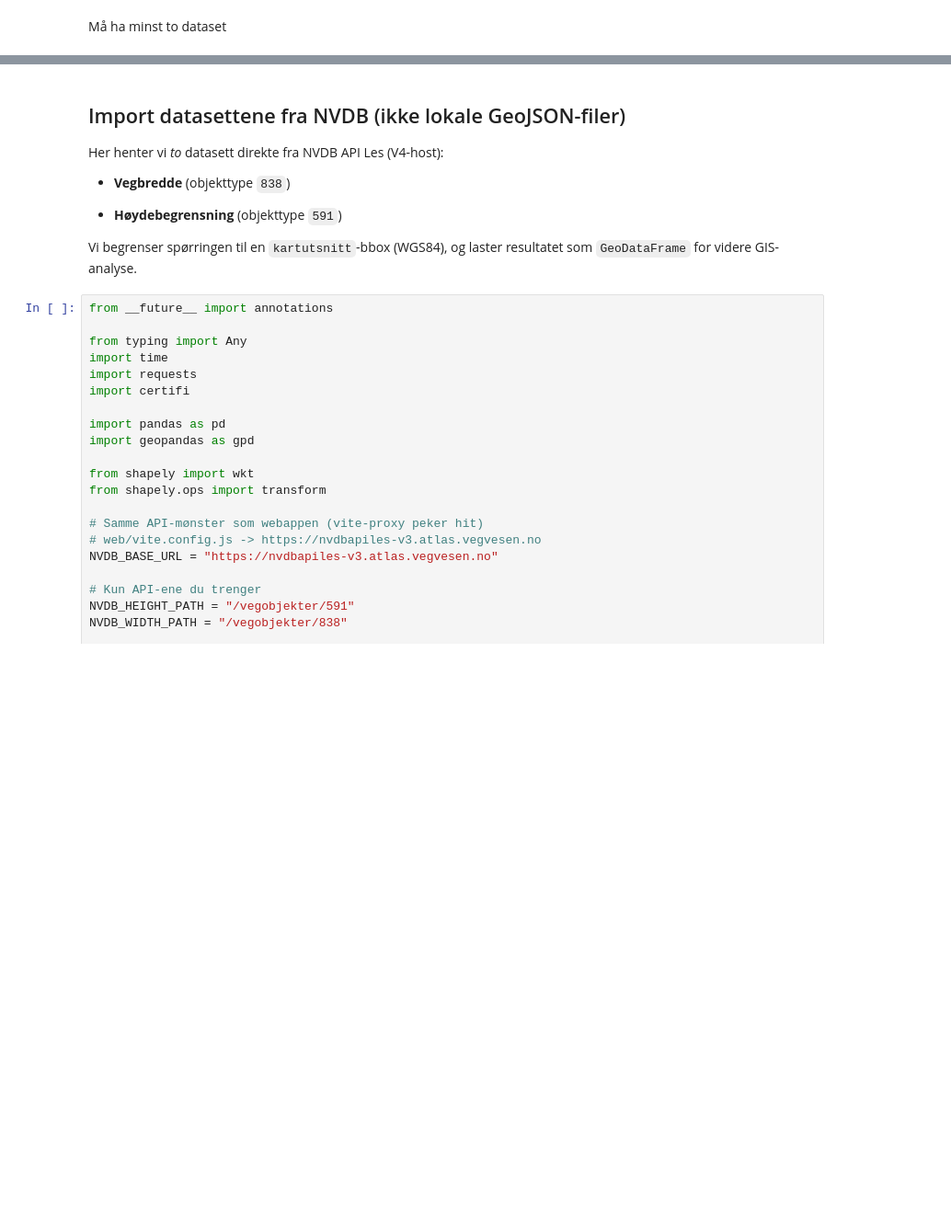
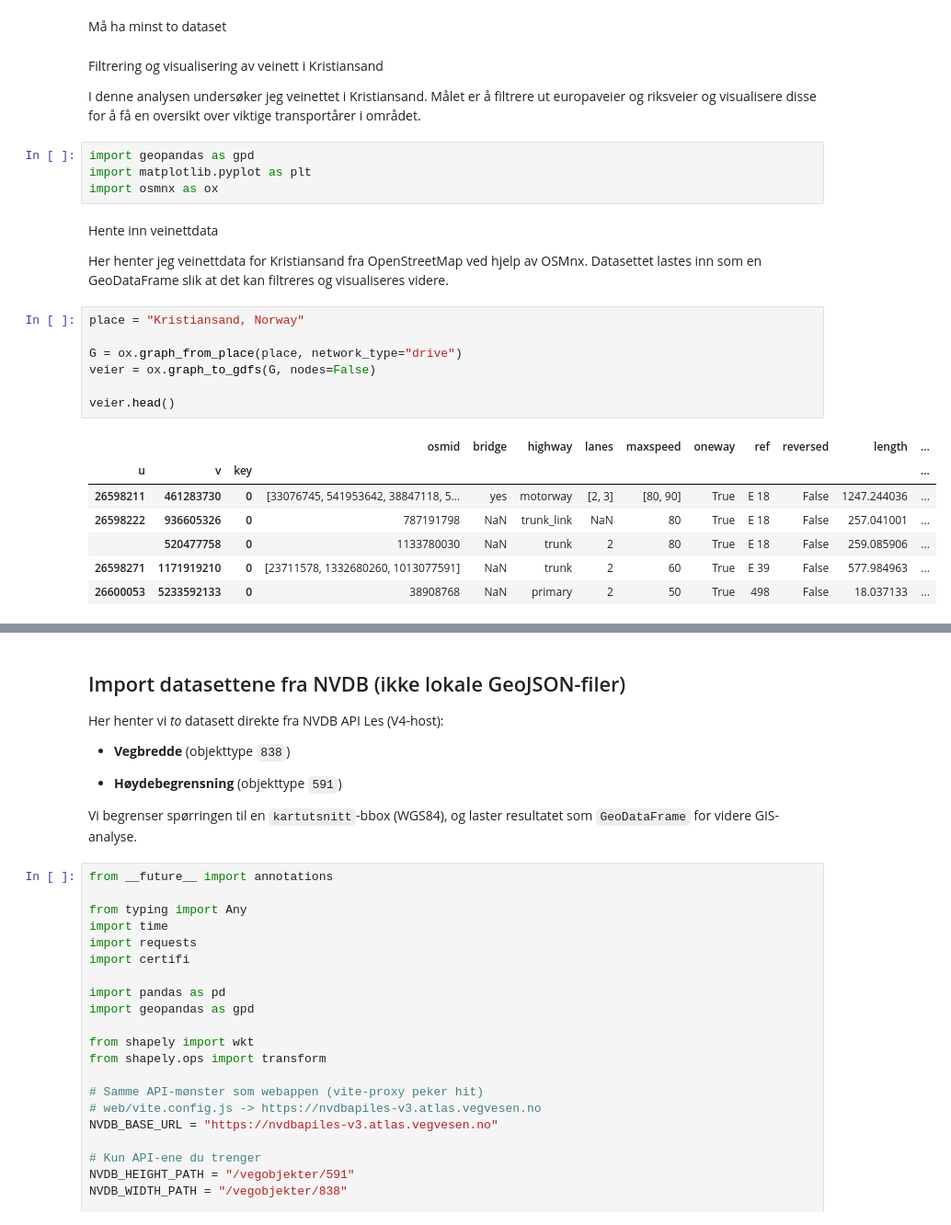
Before and after one commit to haakonhalvors1/Oppgave-1-Webutvikling-GIS-Kartografi, a Jupyter notebook: Notebook.ipynb, the cells around one changed output, grey strips where cells are left out. Shown at 92% size. Saved outputs shown, nothing was run; the diff lists cells and outputs as text; blank space fills up the shorter version.

```diff
--- a/Notebook.ipynb
+++ b/Notebook.ipynb
@@ -1,2 +1,29 @@
 # %% [markdown]
 Må ha minst to dataset
+# %% [markdown]
+Filtrering og visualisering av veinett i Kristiansand
+
+I denne analysen undersøker jeg veinettet i Kristiansand. Målet er å filtrere ut europaveier og riksveier og visualisere disse for å få en oversikt over viktige transportårer i området.
+# %%
+import geopandas as gpd
+import matplotlib.pyplot as plt
+import osmnx as ox
+# %% [markdown]
+Hente inn veinettdata
+
+Her henter jeg veinettdata for Kristiansand fra OpenStreetMap ved hjelp av OSMnx. Datasettet lastes inn som en GeoDataFrame slik at det kan filtreres og visualiseres videre.
+# %%
+place = "Kristiansand, Norway"
+
+G = ox.graph_from_place(place, network_type="drive")
+veier = ox.graph_to_gdfs(G, nodes=False)
+
+veier.head()
+# %% [output]
+|  |  |  | osmid | bridge | highway | lanes | maxspeed | oneway | ref | reversed | length | ... |
+| u | v | key |  |  |  |  |  |  |  |  |  | ... |
+| 26598211 | 461283730 | 0 | [33076745, 541953642, 38847118, 5... | yes | motorway | [2, 3] | [80, 90] | True | E 18 | False | 1247.244036 | ... |
+| 26598222 | 936605326 | 0 | 787191798 | NaN | trunk_link | NaN | 80 | True | E 18 | False | 257.041001 | ... |
+|  | 520477758 | 0 | 1133780030 | NaN | trunk | 2 | 80 | True | E 18 | False | 259.085906 | ... |
+| 26598271 | 1171919210 | 0 | [23711578, 1332680260, 1013077591] | NaN | trunk | 2 | 60 | True | E 39 | False | 577.984963 | ... |
+| 26600053 | 5233592133 | 0 | 38908768 | NaN | primary | 2 | 50 | True | 498 | False | 18.037133 | ... |
```
Also changed, not shown: parts of 11 cells of this notebook.
